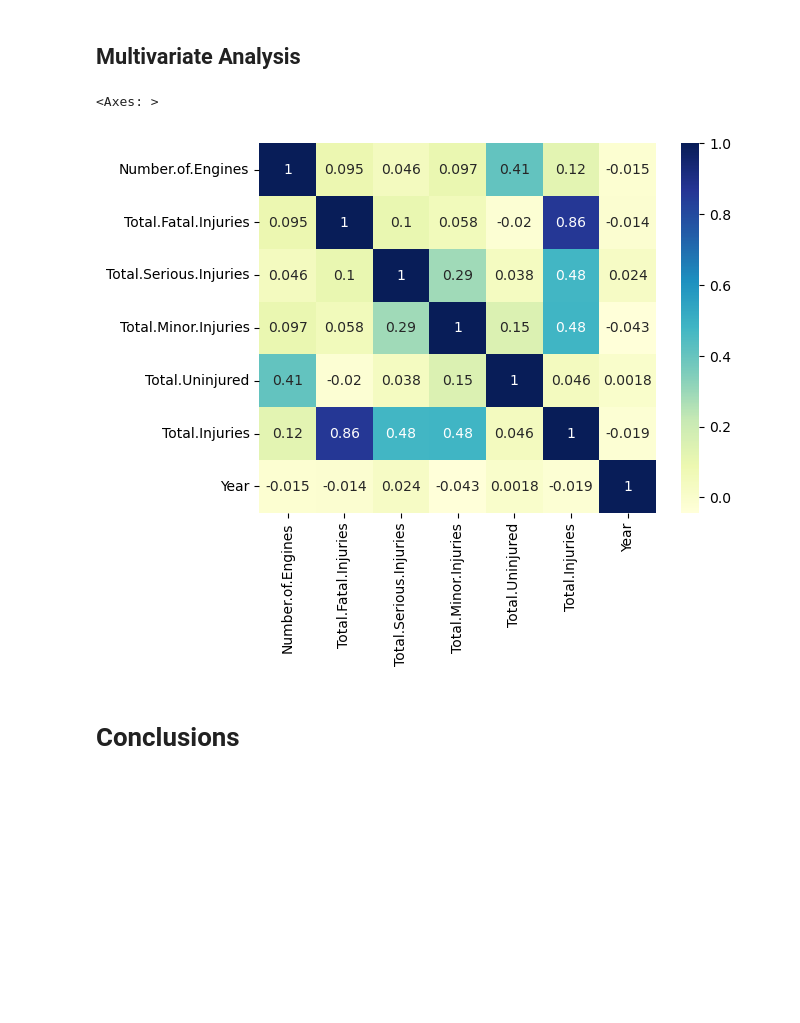
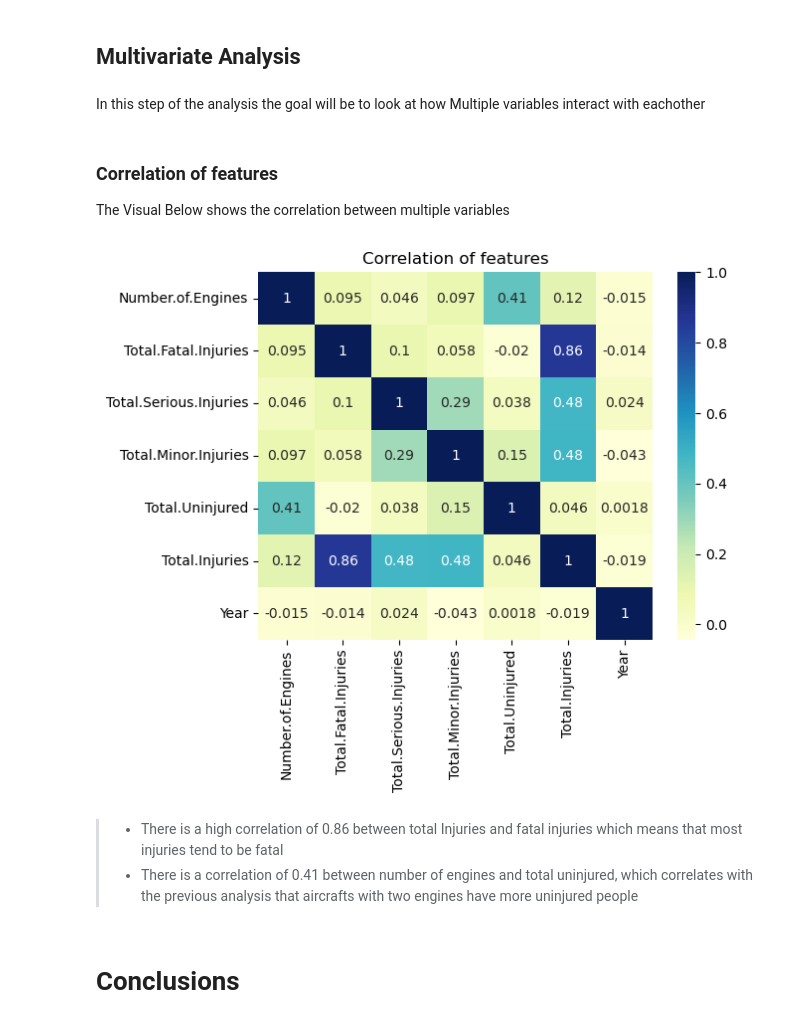
Before and after one commit to Churabros/Aviation-Accidents-Analysis, a Jupyter notebook: Index.ipynb, the cells around one changed output. Drawn from its saved outputs; the diff is of its cells as text; code cells hidden in the pictures; blank space fills up the shorter version.

```diff
--- a/Index.ipynb
+++ b/Index.ipynb
@@ -694,17 +615,26 @@ ax.set_ylabel('Total accidents')
 >The above visualisation shows the steady decres of number of accidents over the years and a drastic decrese of accidents between 1 the mid 2010s and early 2020s
 # %% [markdown]
 ## Multivariate Analysis
+# %% [markdown]
+In this step of the analysis the goal will be to look at how Multiple variables interact with eachother
+# %% [markdown]
+### Correlation of features
+The Visual Below shows the correlation between multiple variables
 # %%
 #get all numerical variables
 numerical_df = df.select_dtypes(include=[float, int])
 
 # Calculate the correlation matrix
 correlation_matrix = numerical_df.corr()
 #Plotting the Heatmap
-sns.heatmap(correlation_matrix, cmap="YlGnBu", annot=True);
+ax = plt.axes()
+ax = sns.heatmap(correlation_matrix, cmap="YlGnBu", annot=True, ax = ax);
+ax.set_title('Correlation of features');
 # %% [output]
-<Axes: >
-[figure, old version]
+[figure, new version]
+# %% [markdown]
+>* There is a high correlation of 0.86 between total Injuries and fatal injuries which means that most injuries tend to be fatal
+>* There is a correlation of 0.41 between number of engines and total uninjured, which correlates with the previous analysis that aircrafts with two engines have more uninjured people
 # %% [markdown]
 # Conclusions
 # %% [markdown]
```
Also changed, not shown: parts of 15 cells of this notebook, 1 other file.
